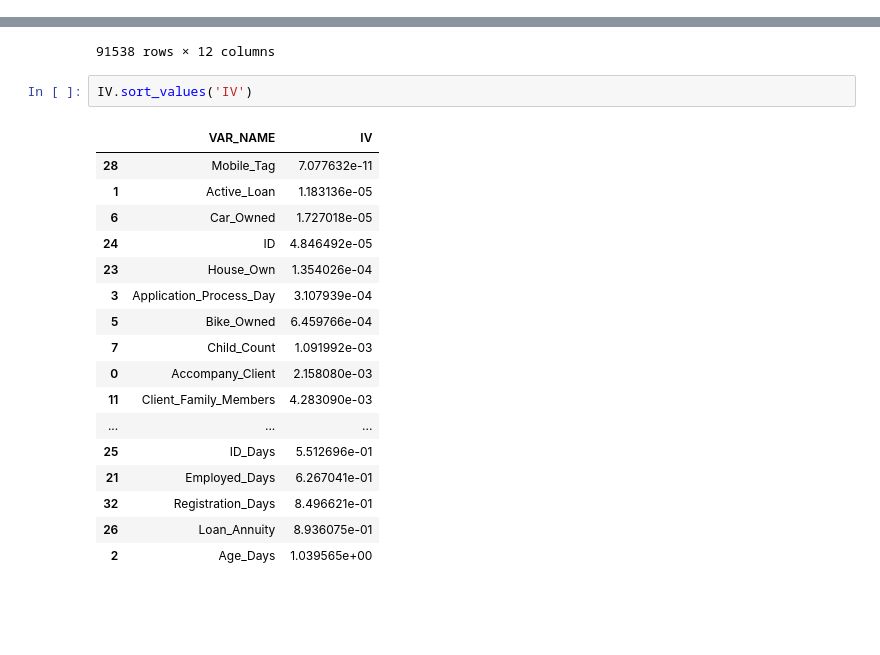
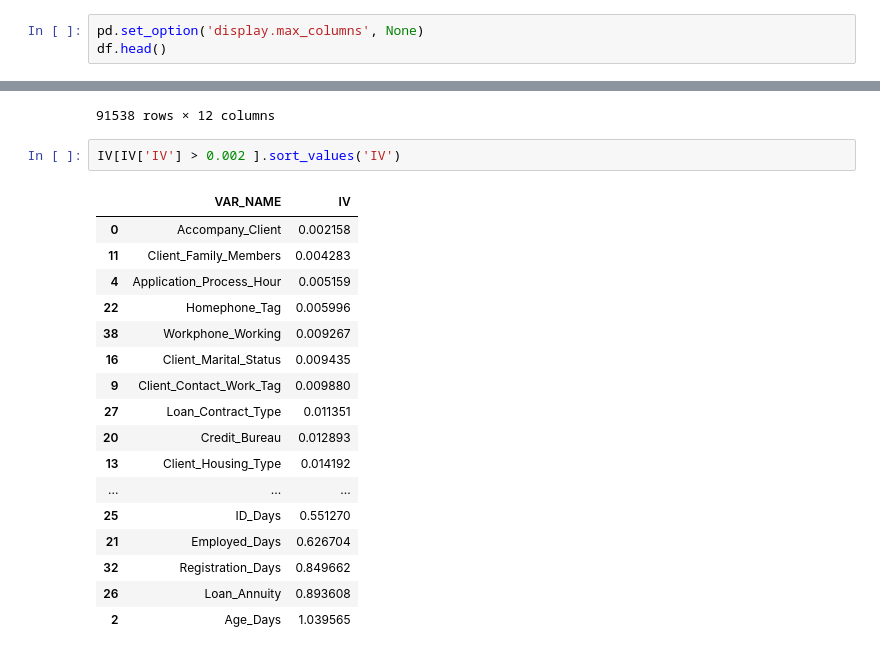
Before and after one commit to varunkr24/Credit-Score-Modeling, a Jupyter notebook: Credit_Score_Modeling.ipynb, the cells around one changed output, grey strips where cells are left out. Saved outputs shown, nothing was run; the diff lists cells and outputs as text; blank space fills up the shorter version.

```diff
--- a/Credit_Score_Modeling.ipynb
+++ b/Credit_Score_Modeling.ipynb
@@ -26,0 +18,3 @@ df.head()
+# %%
+pd.set_option('display.max_columns', None)
+df.head()
@@ -242,22 +243,22 @@ final_iv
 | 91537 | Credit_Bureau | NaN | NaN | 18540 | 1825.0 | 0.098436 | 16715.0 | 0.901564 | 0.185373 | ... |
 91538 rows × 12 columns
 # %%
-IV.sort_values('IV')
+IV[IV['IV'] > 0.002 ].sort_values('IV')
 # %% [output]
 |  | VAR_NAME | IV |
-| 28 | Mobile_Tag | 7.077632e-11 |
-| 1 | Active_Loan | 1.183136e-05 |
-| 6 | Car_Owned | 1.727018e-05 |
-| 24 | ID | 4.846492e-05 |
-| 23 | House_Own | 1.354026e-04 |
-| 3 | Application_Process_Day | 3.107939e-04 |
-| 5 | Bike_Owned | 6.459766e-04 |
-| 7 | Child_Count | 1.091992e-03 |
-| 0 | Accompany_Client | 2.158080e-03 |
-| 11 | Client_Family_Members | 4.283090e-03 |
+| 0 | Accompany_Client | 0.002158 |
+| 11 | Client_Family_Members | 0.004283 |
+| 4 | Application_Process_Hour | 0.005159 |
+| 22 | Homephone_Tag | 0.005996 |
+| 38 | Workphone_Working | 0.009267 |
+| 16 | Client_Marital_Status | 0.009435 |
+| 9 | Client_Contact_Work_Tag | 0.009880 |
+| 27 | Loan_Contract_Type | 0.011351 |
+| 20 | Credit_Bureau | 0.012893 |
+| 13 | Client_Housing_Type | 0.014192 |
 | ... | ... | ... |
-| 25 | ID_Days | 5.512696e-01 |
-| 21 | Employed_Days | 6.267041e-01 |
-| 32 | Registration_Days | 8.496621e-01 |
-| 26 | Loan_Annuity | 8.936075e-01 |
-| 2 | Age_Days | 1.039565e+00 |
+| 25 | ID_Days | 0.551270 |
+| 21 | Employed_Days | 0.626704 |
+| 32 | Registration_Days | 0.849662 |
+| 26 | Loan_Annuity | 0.893608 |
+| 2 | Age_Days | 1.039565 |
```
Also changed, not shown: parts of 4 cells of this notebook.
